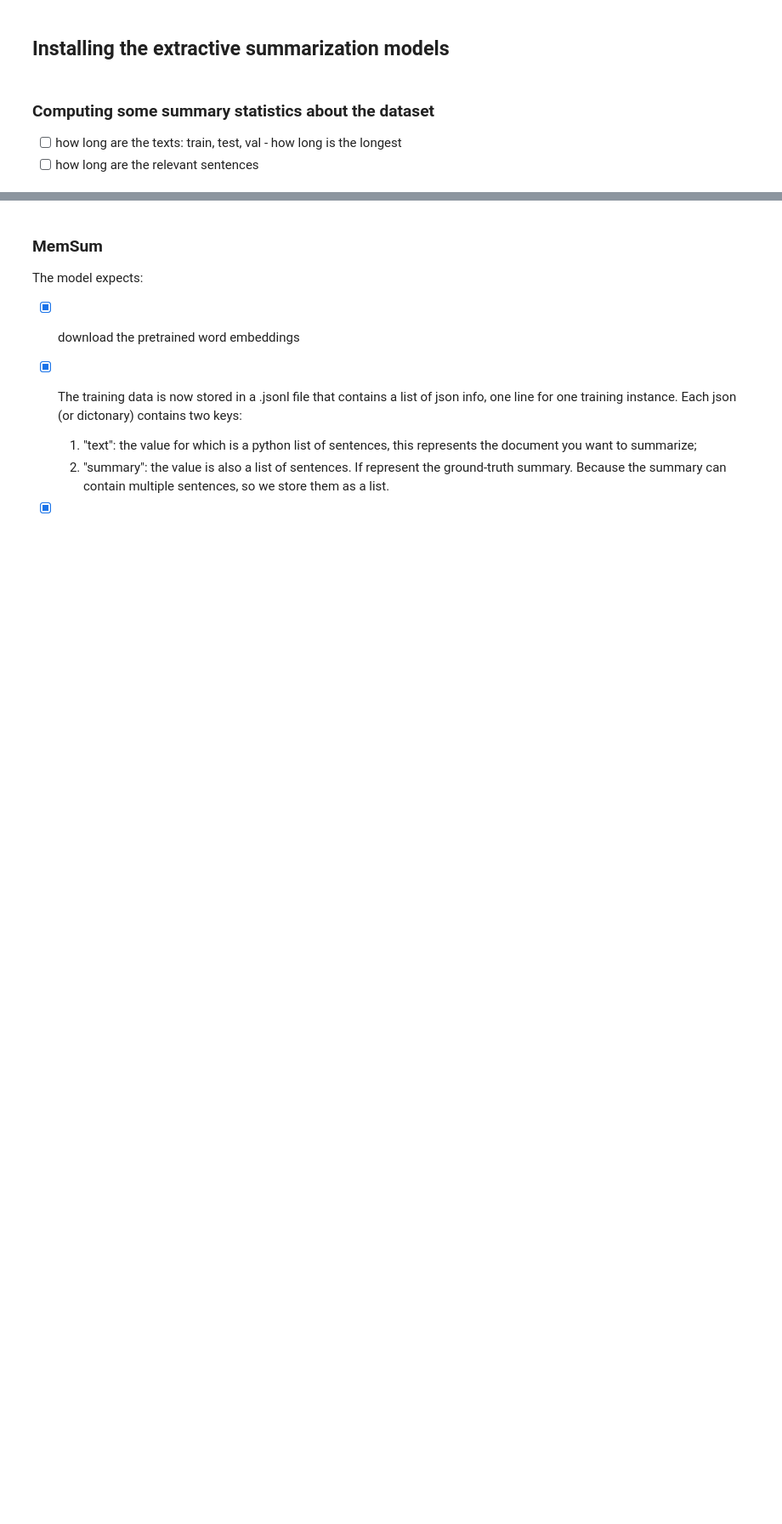
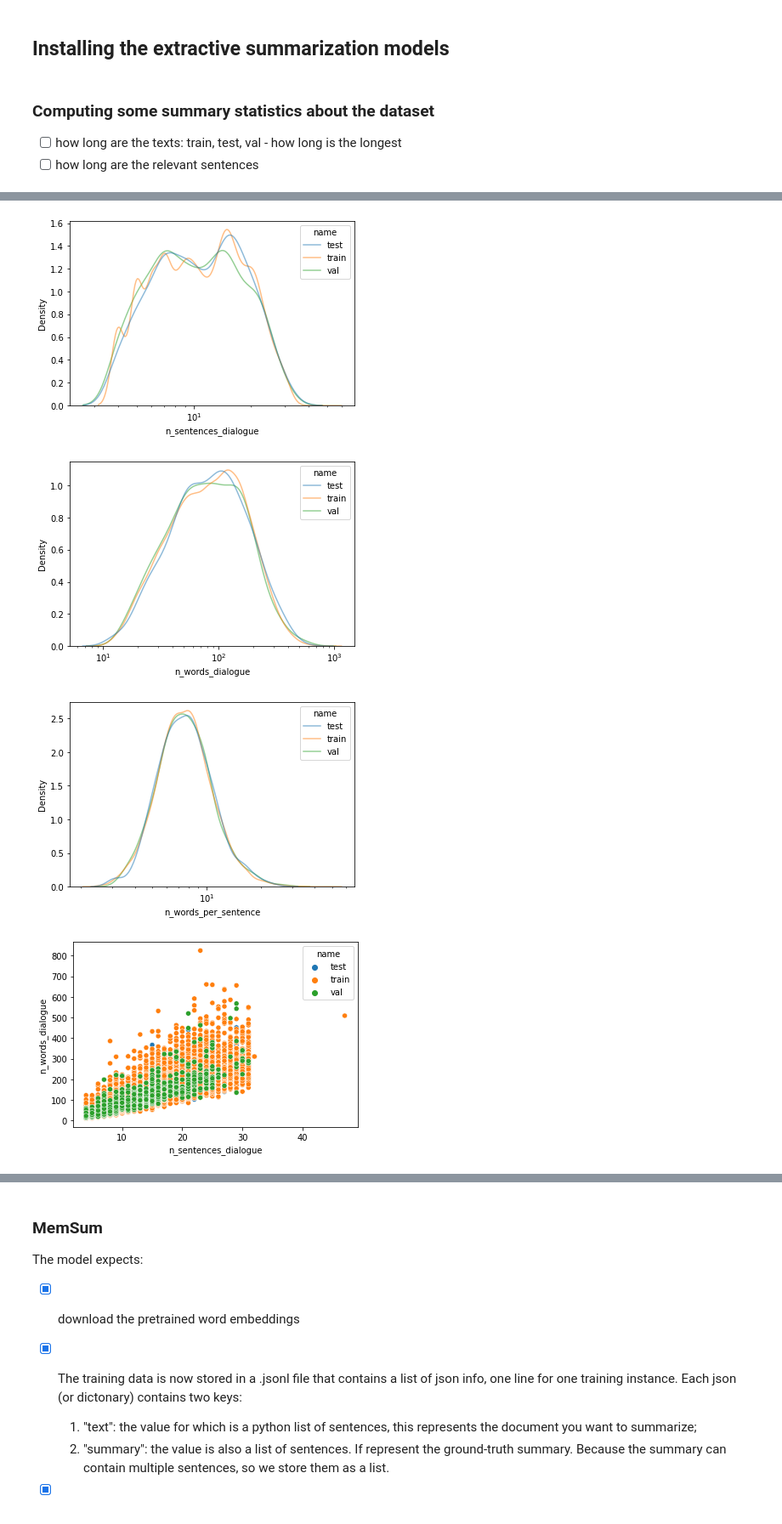
Before and after one commit to MagnusOstertag/ExtractiveSummaryModels, a Jupyter notebook: model_comparison.ipynb, the cells around one changed output, grey strips where cells are left out. Shown: that part at 85% size. Drawn from its saved outputs; the diff is of its cells as text; code cells hidden in the pictures; blank space fills up the shorter version.

Commit message:
better visualization

```diff
--- a/model_comparison.ipynb
+++ b/model_comparison.ipynb
@@ -217,0 +211,22 @@ metadata.plot(x='n_words_per_extract_rel', y='n_words_per_extract_fine', kind='s
+# %%
+sns.kdeplot(data=metadata, x='n_sentences_dialogue', hue='name',
+            log_scale=True, common_norm=False, alpha=0.5)
+plt.show()
+sns.kdeplot(data=metadata, x='n_words_dialogue', hue='name',
+            log_scale=True, common_norm=False, alpha=0.5)
+plt.show()
+sns.kdeplot(data=metadata, x='n_words_per_sentence', hue='name',
+            log_scale=True, common_norm=False, alpha=0.5)
+plt.show()
+
+sns.scatterplot(data=metadata, x='n_sentences_dialogue', y='n_words_dialogue', hue='name')
+plt.show()
+sns.scatterplot(data=metadata, x='n_extracts_per_summary_rel', y='n_extracts_per_summary_fine', hue='name')
+plt.show()
+sns.scatterplot(data=metadata, x='n_words_per_extract_rel', y='n_words_per_extract_fine', hue='name')
+plt.show()
+# %% [output]
+[figure, added]
+[figure, added]
+[figure, added]
+[figure, added]
```
Also changed, not shown: parts of 6 cells of this notebook.
